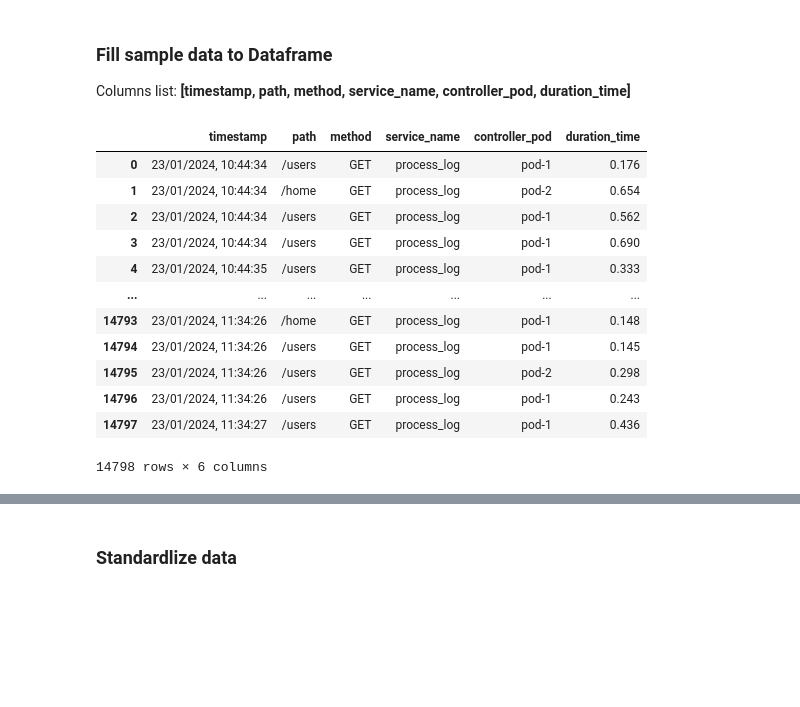
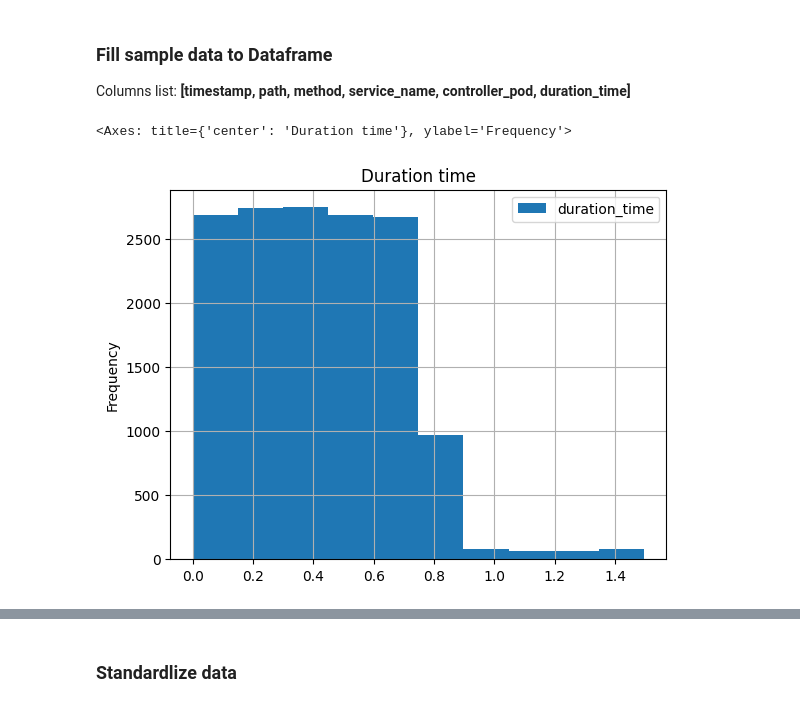
Before and after one commit to vuvietnguyenit/data_analystic, a Jupyter notebook: notebooks/calculate_latency_duration_time.ipynb, the cells around one changed output, grey strips where cells are left out. Saved outputs shown, nothing was run; the diff lists cells and outputs as text; code cells hidden in the pictures; blank space fills up the shorter version.

```diff
--- a/notebooks/calculate_latency_duration_time.ipynb
+++ b/notebooks/calculate_latency_duration_time.ipynb
@@ -48,19 +51,16 @@ Columns list: **[timestamp, path, method, service_name, controller_pod, duration
 # %%
 # Create dataframe
 root_df = pd.DataFrame(DATA)
-# %%
-root_df
-# %% [output]
-|  | timestamp | path | method | service_name | controller_pod | duration_time |
-| 0 | 23/01/2024, 10:44:34 | /users | GET | process_log | pod-1 | 0.176 |
-| 1 | 23/01/2024, 10:44:34 | /home | GET | process_log | pod-2 | 0.654 |
-| 2 | 23/01/2024, 10:44:34 | /users | GET | process_log | pod-1 | 0.562 |
-| 3 | 23/01/2024, 10:44:34 | /users | GET | process_log | pod-1 | 0.690 |
-| 4 | 23/01/2024, 10:44:35 | /users | GET | process_log | pod-1 | 0.333 |
-| ... | ... | ... | ... | ... | ... | ... |
-| 14793 | 23/01/2024, 11:34:26 | /home | GET | process_log | pod-1 | 0.148 |
-| 14794 | 23/01/2024, 11:34:26 | /users | GET | process_log | pod-1 | 0.145 |
-| 14795 | 23/01/2024, 11:34:26 | /users | GET | process_log | pod-2 | 0.298 |
-| 14796 | 23/01/2024, 11:34:26 | /users | GET | process_log | pod-1 | 0.243 |
-| 14797 | 23/01/2024, 11:34:27 | /users | GET | process_log | pod-1 | 0.436 |
-14798 rows × 6 columns
+# %%
+root_df.plot(
+    x="timestamp",
+    y="duration_time",
+    grid=True,
+    title="Duration time",
+    kind="hist",
+    label='duration_time'
+)
+# plt.show()
+# %% [output]
+<Axes: title={'center': 'Duration time'}, ylabel='Frequency'>
+[figure, added]
```
Also changed, not shown: parts of 22 cells of this notebook, 3 other files.
